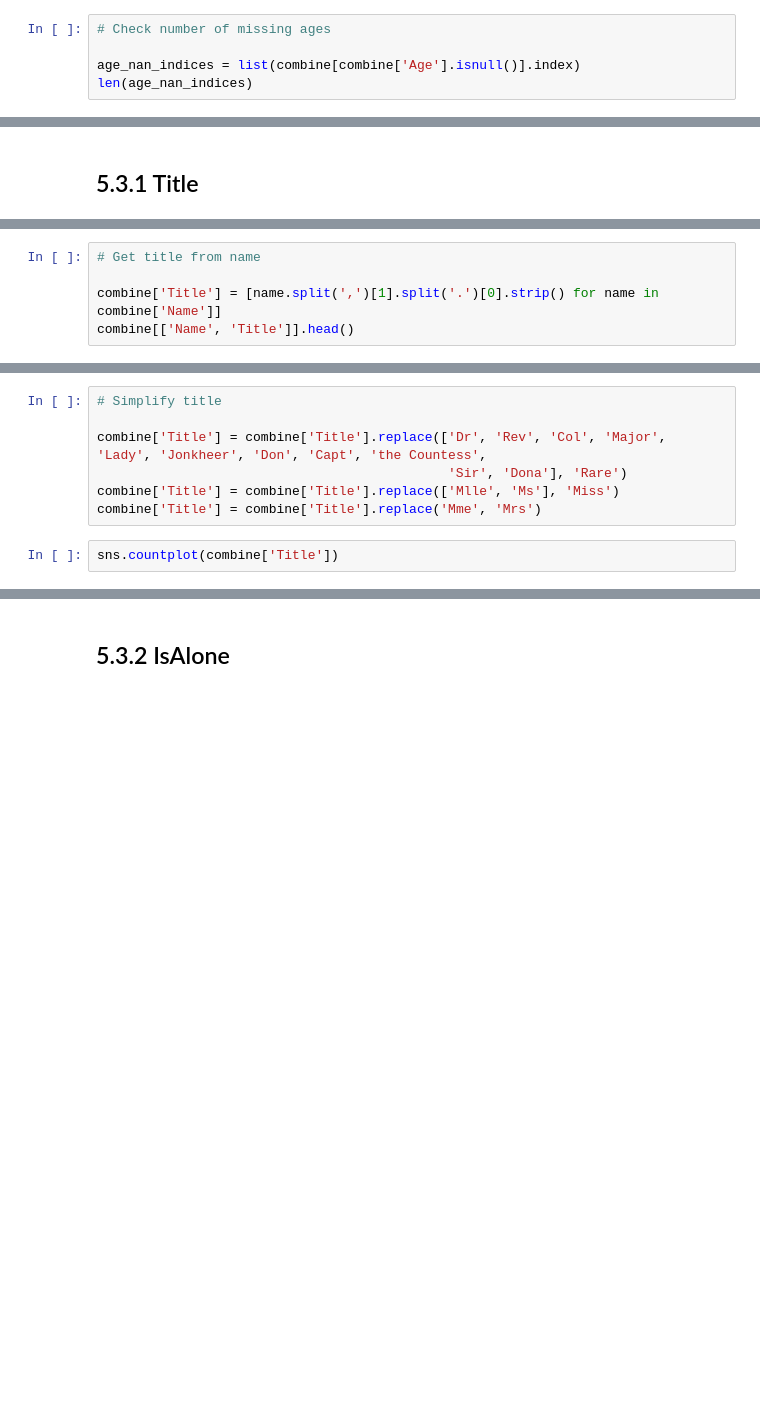
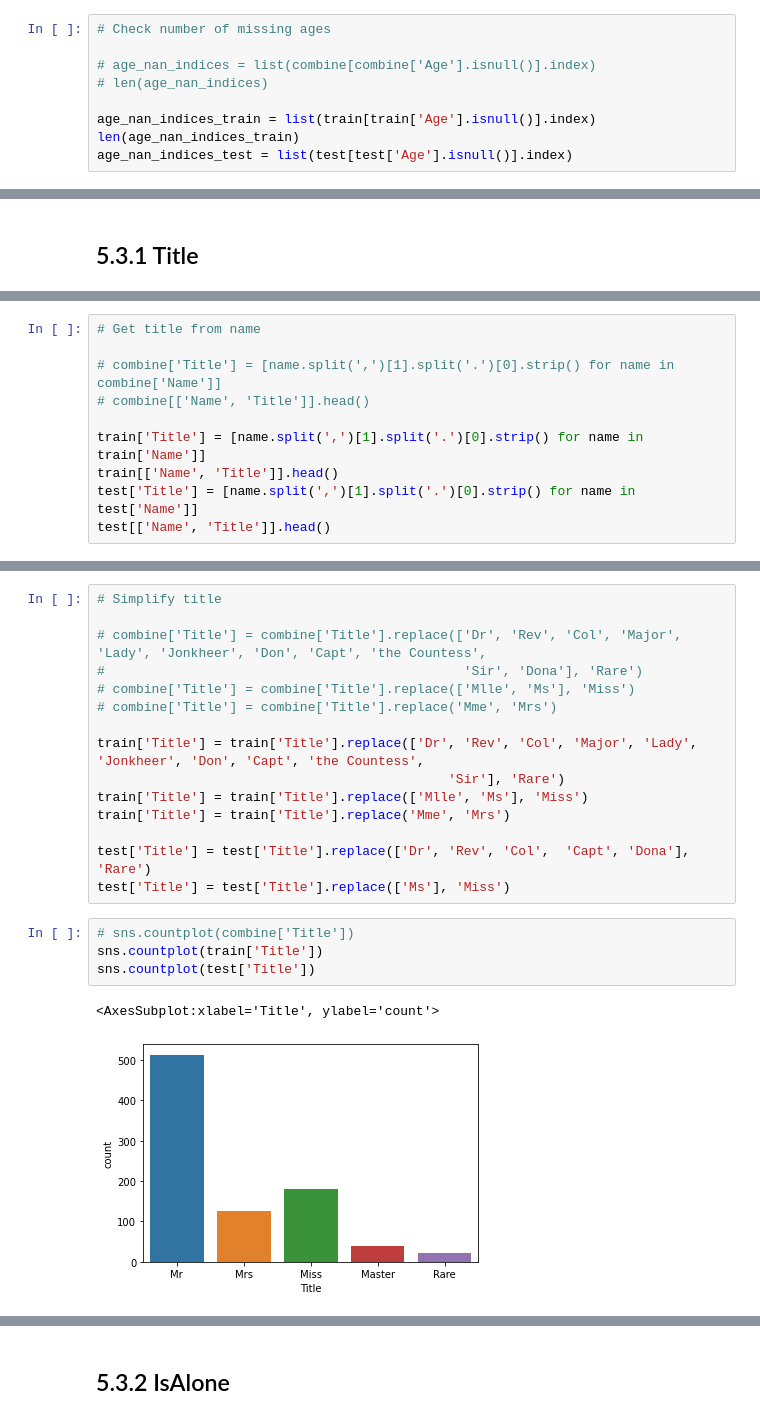
Before and after one commit to benpalay/TitanicSE, a Jupyter notebook: final Gias.ipynb, the cells around one changed output, grey strips where cells are left out. Cells and saved outputs as stored; diff of their text form; blank space fills up the shorter version.

```diff
--- a/final Gias.ipynb
+++ b/final Gias.ipynb
@@ -675,8 +748,12 @@ Age is not correlated with Sex but is negatively correlated with SibSp, Parch an
 # %%
 # Check number of missing ages
 
-age_nan_indices = list(combine[combine['Age'].isnull()].index)
-len(age_nan_indices)
+# age_nan_indices = list(combine[combine['Age'].isnull()].index)
+# len(age_nan_indices)
+
+age_nan_indices_train = list(train[train['Age'].isnull()].index)
+len(age_nan_indices_train)
+age_nan_indices_test = list(test[test['Age'].isnull()].index)
 # %% [markdown]
 Loop through each missing age in the list to locate the rows that have the same SibSp, Parch and PClass values and fill the missing age with the median of those rows. If rows are not found, simply fill the missing age with the median of the entire Age column.
 # %%
@@ -731,5 +836,10 @@ combine.head()
 # %%
 # Get title from name
 
-combine['Title'] = [name.split(',')[1].split('.')[0].strip() for name in combine['Name']]
-combine[['Name', 'Title']].head()
+# combine['Title'] = [name.split(',')[1].split('.')[0].strip() for name in combine['Name']]
+# combine[['Name', 'Title']].head()
+
+train['Title'] = [name.split(',')[1].split('.')[0].strip() for name in train['Name']]
+train[['Name', 'Title']].head()
+test['Title'] = [name.split(',')[1].split('.')[0].strip() for name in test['Name']]
+test[['Name', 'Title']].head()
@@ -744,12 +898,25 @@ combine['Title'].nunique()
 # %%
 # Simplify title
 
-combine['Title'] = combine['Title'].replace(['Dr', 'Rev', 'Col', 'Major', 'Lady', 'Jonkheer', 'Don', 'Capt', 'the Countess',
-                                             'Sir', 'Dona'], 'Rare')
-combine['Title'] = combine['Title'].replace(['Mlle', 'Ms'], 'Miss')
-combine['Title'] = combine['Title'].replace('Mme', 'Mrs')
+# combine['Title'] = combine['Title'].replace(['Dr', 'Rev', 'Col', 'Major', 'Lady', 'Jonkheer', 'Don', 'Capt', 'the Countess',
+#                                              'Sir', 'Dona'], 'Rare')
+# combine['Title'] = combine['Title'].replace(['Mlle', 'Ms'], 'Miss')
+# combine['Title'] = combine['Title'].replace('Mme', 'Mrs')
+
+train['Title'] = train['Title'].replace(['Dr', 'Rev', 'Col', 'Major', 'Lady', 'Jonkheer', 'Don', 'Capt', 'the Countess',
+                                             'Sir'], 'Rare')
+train['Title'] = train['Title'].replace(['Mlle', 'Ms'], 'Miss')
+train['Title'] = train['Title'].replace('Mme', 'Mrs')
+
+test['Title'] = test['Title'].replace(['Dr', 'Rev', 'Col',  'Capt', 'Dona'], 'Rare')
+test['Title'] = test['Title'].replace(['Ms'], 'Miss')
-# %%
-sns.countplot(combine['Title'])
+# %%
+# sns.countplot(combine['Title'])
+sns.countplot(train['Title'])
+sns.countplot(test['Title'])
+# %% [output]
+<AxesSubplot:xlabel='Title', ylabel='count'>
+[figure, added]
 # %%
 # Mean of survival by name title
 
```
Also changed, not shown: parts of 86 cells of this notebook, 4 other files.
